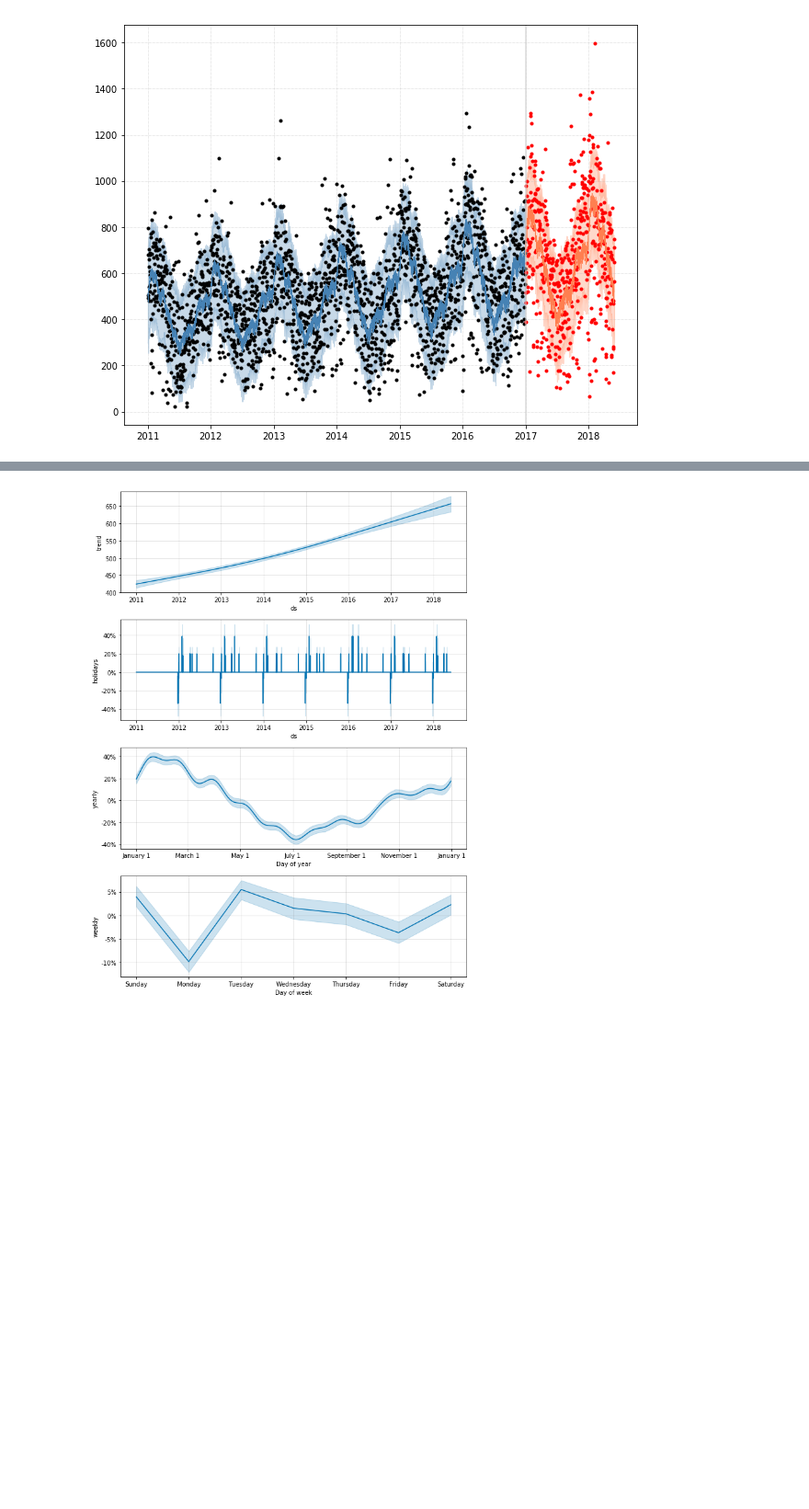
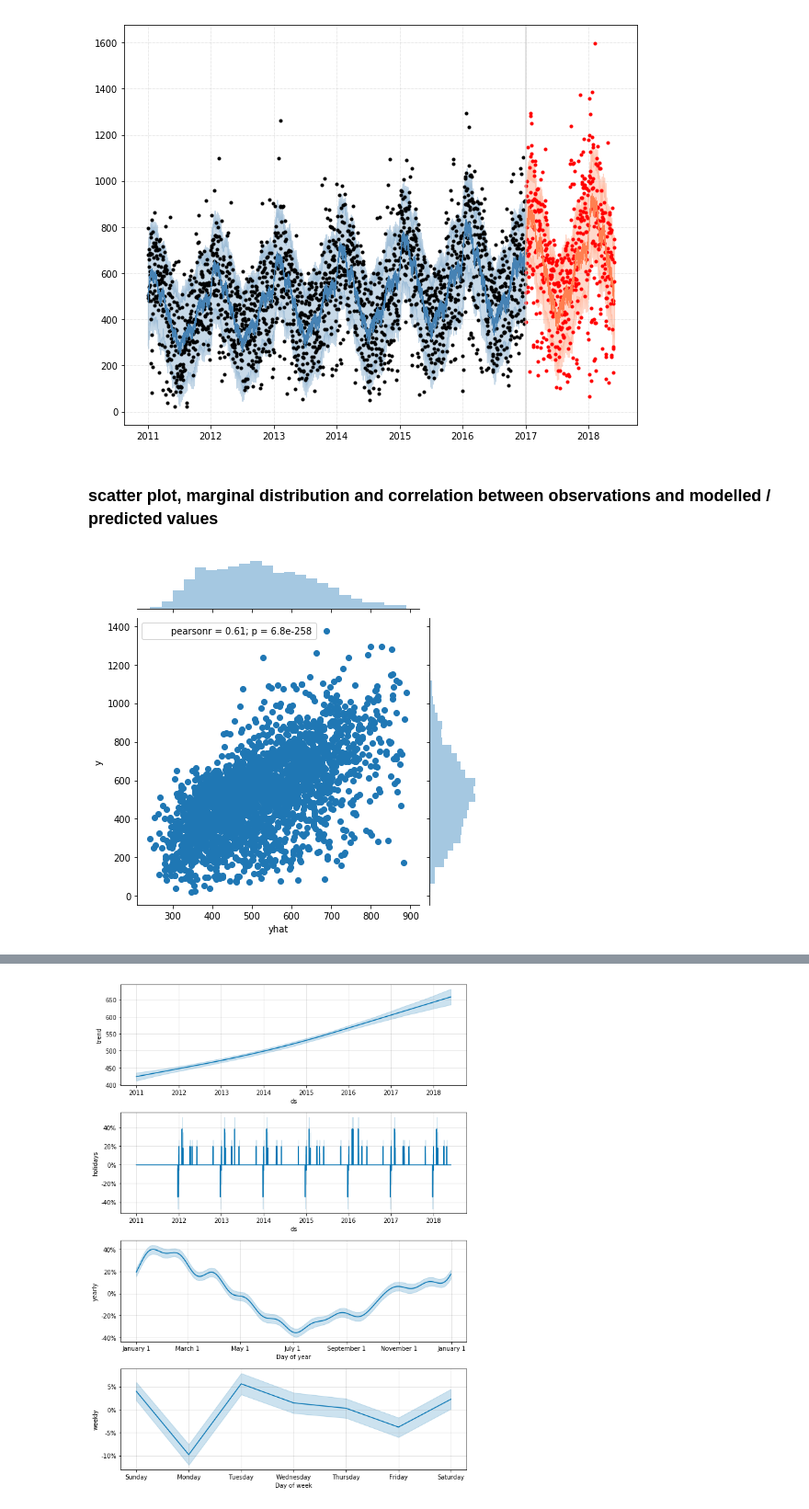
Before and after one commit to kinow/Auckland_cycling, a Jupyter notebook: notebooks/time-series.ipynb, the cells around one changed output, grey strips where cells are left out. Shown at 92% size. Cells and saved outputs as stored; diff of their text form; code cells hidden in the pictures; blank space fills up the shorter version.

```diff
--- a/notebooks/time-series.ipynb
+++ b/notebooks/time-series.ipynb
@@ -298,0 +381,6 @@ verif.loc['2017':,['y','yhat']].corr()
+# %% [markdown]
+### scatter plot, marginal distribution and correlation between observations and modelled / predicted values
+# %%
+sns.jointplot(x='yhat', y='y', data = verif.loc[:'2017',:]);
+# %% [output]
+[figure, added]
```
Also changed, not shown: parts of 73 cells of this notebook.
